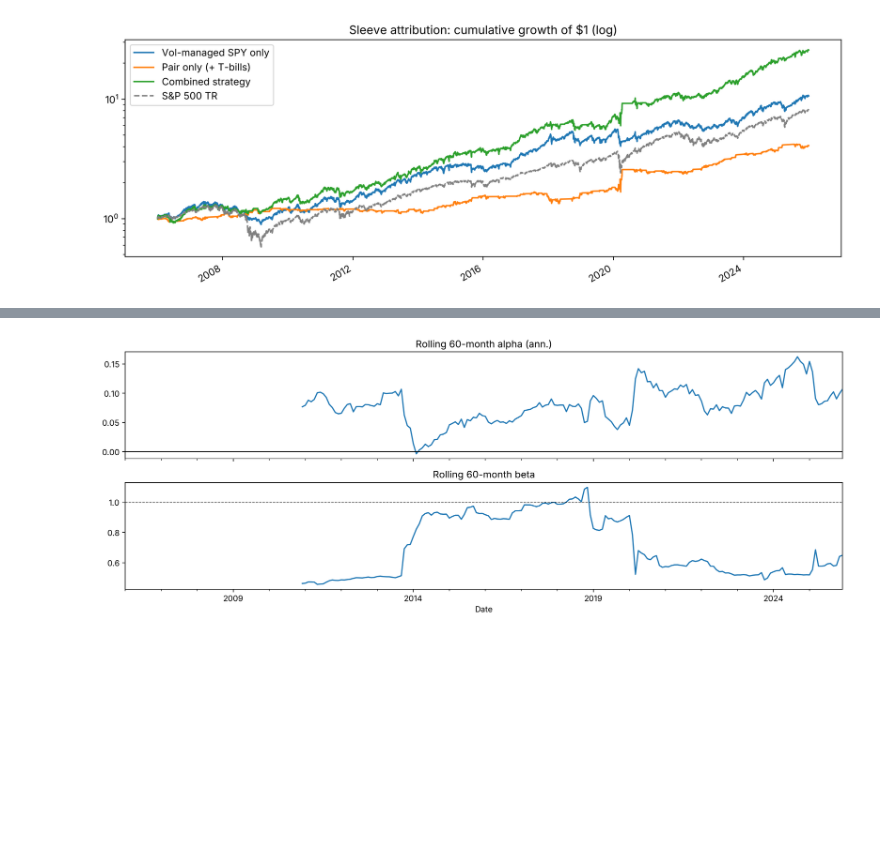
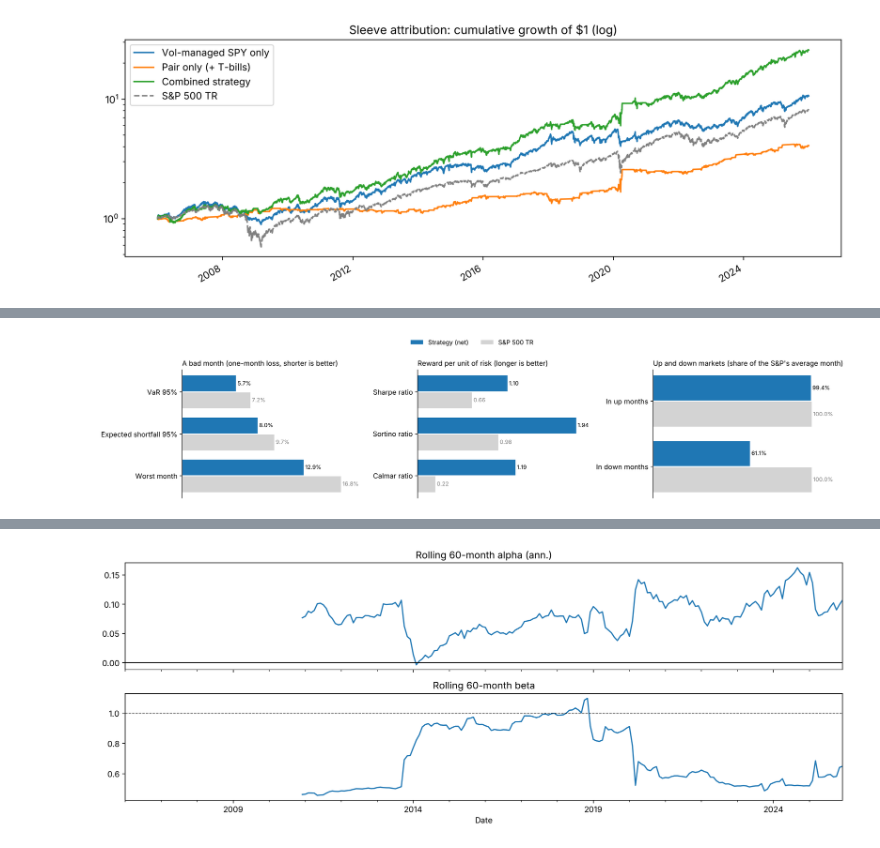
Before and after one commit to Ben10Nova/FinancialModellingGroupN, a Jupyter notebook: vol-control_pair_v1.ipynb, the cells around one changed output, grey strips where cells are left out. Saved outputs shown, nothing was run; the diff lists cells and outputs as text; code cells hidden in the pictures; blank space fills up the shorter version.

Commit message:
notebook: risk profile as paired bar charts, value at risk and expected shortfall at 90-99.5% with the return distribution (same as the app)

```diff
--- a/vol-control_pair_v1.ipynb
+++ b/vol-control_pair_v1.ipynb
@@ -440,3 +441,30 @@ in a bad month (worst 5%) we lose 8.0% on average, the s&p 9.7%. we capture 99%
 | Tracking error | 0.125 | 0.075 | 0.179 | 0.000 |
 | Active IR (vs S&P 500 TR) | 0.458 | 0.174 | -0.233 | NaN |
 | Alpha t-stat, Newey-West | 3.095 | 1.579 | 2.581 | NaN |
+# %%
+# The risk profile as paired bars (same view as the app): portfolio vs S&P 500 TR
+groups = {
+    'A bad month (one-month loss, shorter is better)': {
+        'VaR 95%': risk.loc['VaR 95%, historical'], 'Expected shortfall 95%': risk.loc['CVaR 95% (expected shortfall)'],
+        'Worst month': -risk.loc['Worst month']},
+    'Reward per unit of risk (longer is better)': {
+        'Sharpe ratio': pd.Series({'Strategy (net)': table.loc['Sharpe ratio', 'Strategy (net)'],
+                                   'S&P 500 TR': table.loc['Sharpe ratio', 'S&P 500 TR']}),
+        'Sortino ratio': risk.loc['Sortino ratio'], 'Calmar ratio': risk.loc['Calmar ratio']},
+    "Up and down markets (share of the S&P's average month)": {
+        'In up months': risk.loc['Upside capture'], 'In down months': risk.loc['Downside capture']},
+}
+fig, axes = plt.subplots(1, 3, figsize=(15, 3.4))
+for ax, (title, rows) in zip(axes, groups.items()):
+    y = np.arange(len(rows))[::-1]
+    p = [v['Strategy (net)'] for v in rows.values()]; s = [v['S&P 500 TR'] for v in rows.values()]
+    ax.barh(y + .2, p, .38, label='Strategy (net)'); ax.barh(y - .2, s, .38, label='S&P 500 TR', color='lightgrey')
+    pct = 'Sharpe' not in title and 'Reward' not in title
+    for yy, v in zip(y, p): ax.text(v, yy + .2, f' {v:.1%}' if pct else f' {v:.2f}', va='center', fontsize=8)
+    for yy, v in zip(y, s): ax.text(v, yy - .2, f' {v:.1%}' if pct else f' {v:.2f}', va='center', fontsize=8, color='grey')
+    ax.set_yticks(y, list(rows)); ax.set_title(title, fontsize=10, loc='left'); ax.set_xticks([])
+    for side in ('top', 'right', 'bottom'): ax.spines[side].set_visible(False)
+fig.legend(*axes[0].get_legend_handles_labels(), loc='upper center', ncol=2, frameon=False, fontsize=9)
+plt.tight_layout(rect=(0, 0, 1, .9)); plt.show()
+# %% [output]
+[figure, added]
```
Also changed, not shown: parts of 5 cells of this notebook.
